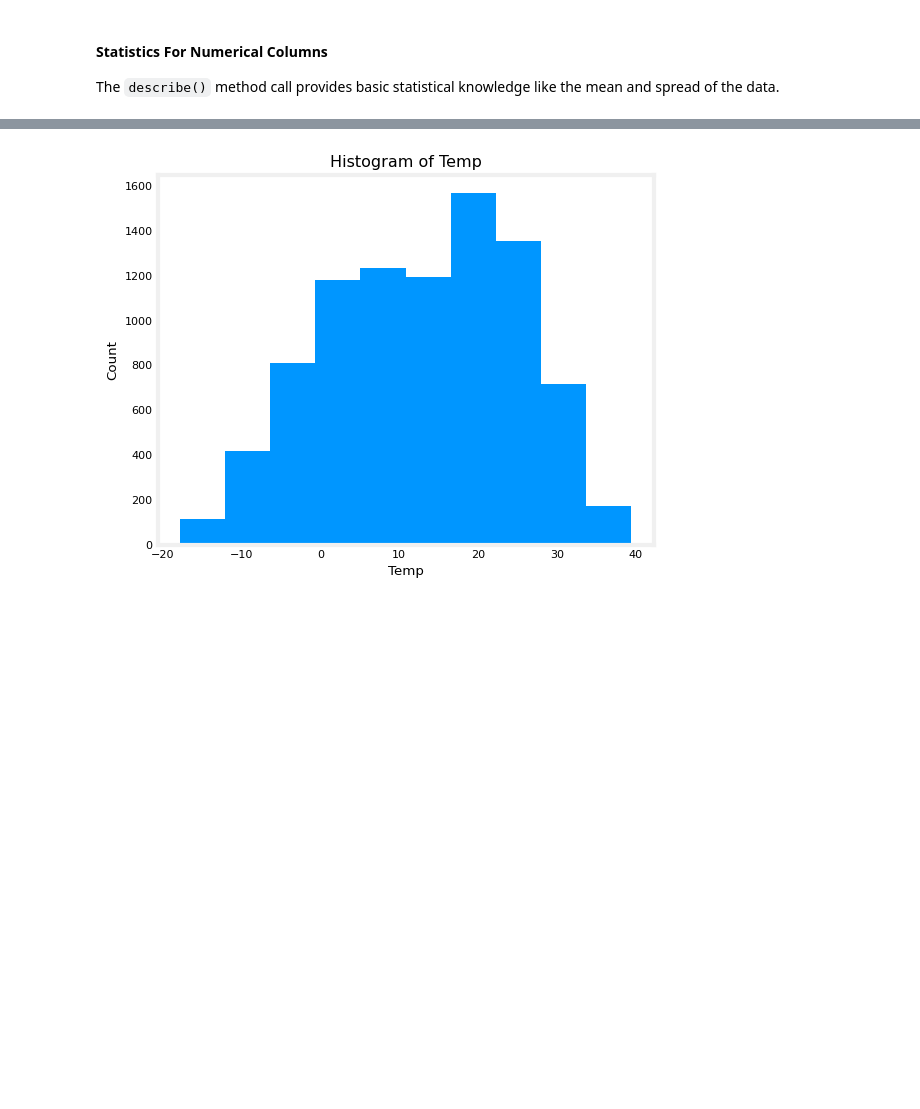
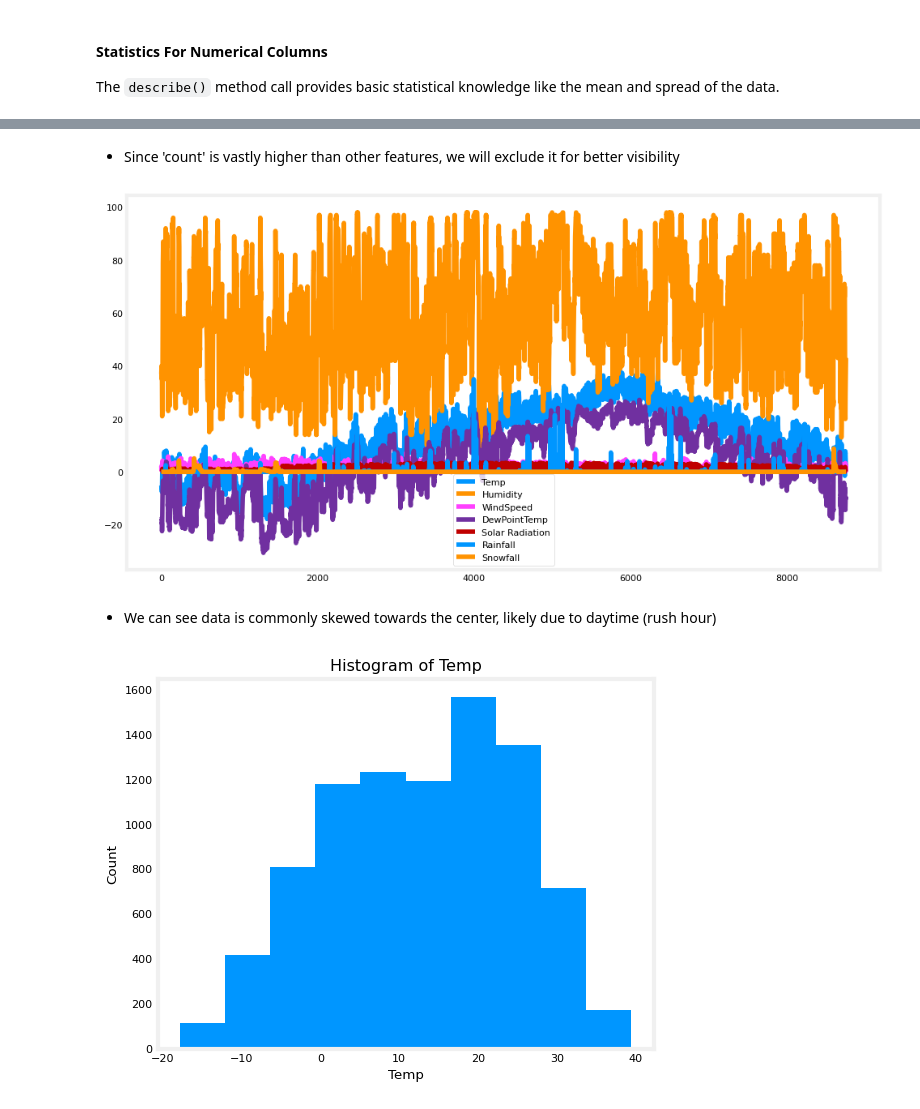
Before and after one commit to TempeHS/2025SE-Roman.L-Task2, a Jupyter notebook: 2.model_development/2.1.data_wrangling/2.1.1.data_preview.ipynb, the cells around one changed output, grey strips where cells are left out. Saved outputs shown, nothing was run; the diff lists cells and outputs as text; code cells hidden in the pictures; blank space fills up the shorter version.

```diff
--- a/2.model_development/2.1.data_wrangling/2.1.1.data_preview.ipynb
+++ b/2.model_development/2.1.data_wrangling/2.1.1.data_preview.ipynb
@@ -90,3 +94,12 @@ data_frame.plot()
+# %% [markdown]
+* Since 'count' is vastly higher than other features, we will exclude it for better visibility
+# %%
+data_frame.drop(columns=['Count','Visibility','Hour']).plot(figsize=(12, 6))  # Width = 12, Height = 6
+plt.show()
+# %% [output]
+[figure, added]
+# %% [markdown]
+* We can see data is commonly skewed towards the center, likely due to daytime (rush hour)
 # %%
 plt.hist(data_frame['Temp'])
 plt.title(f"Histogram of {data_frame['Temp'].name}")
```
Also changed, not shown: parts of 6 cells of this notebook, 9 other files.
